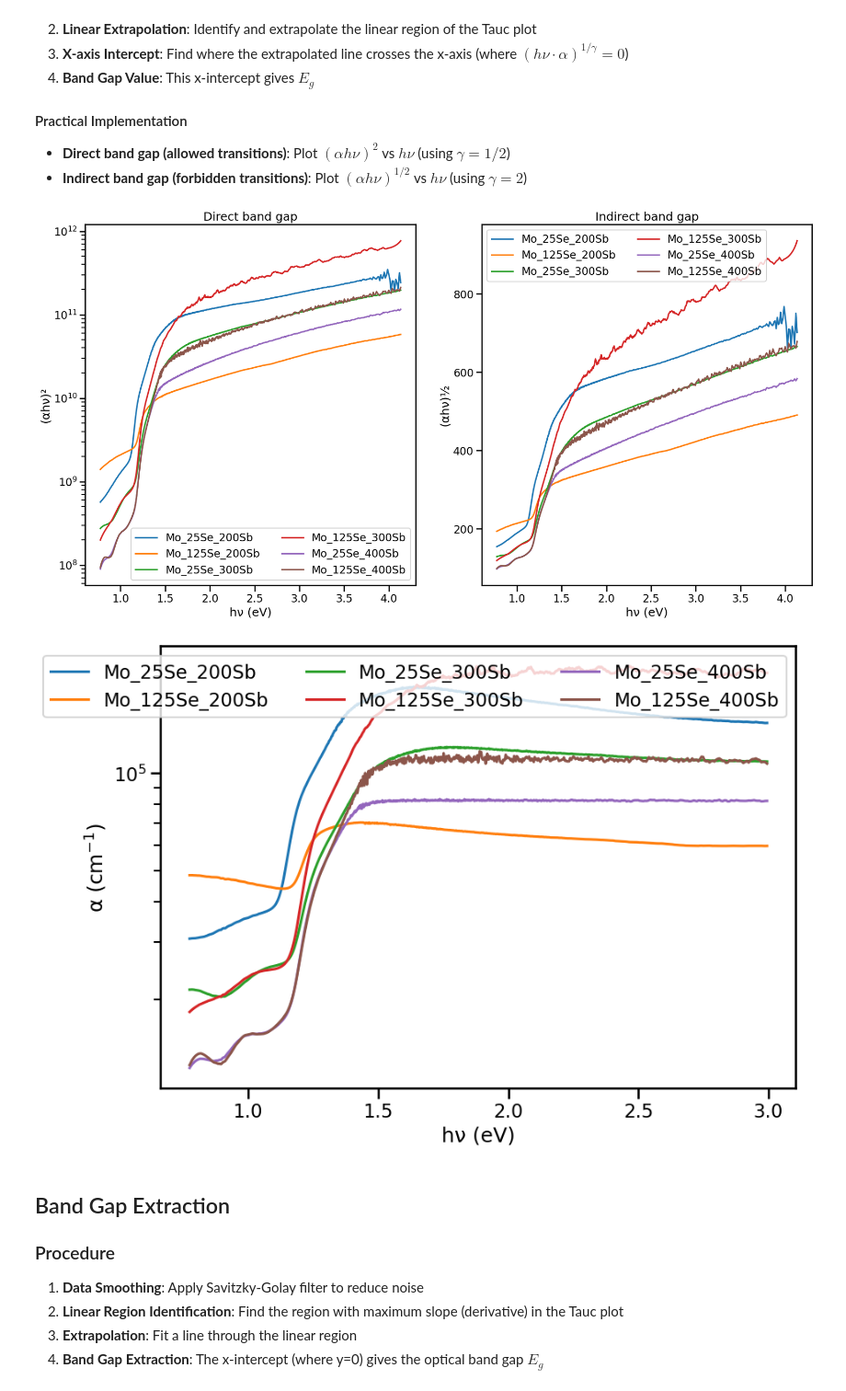
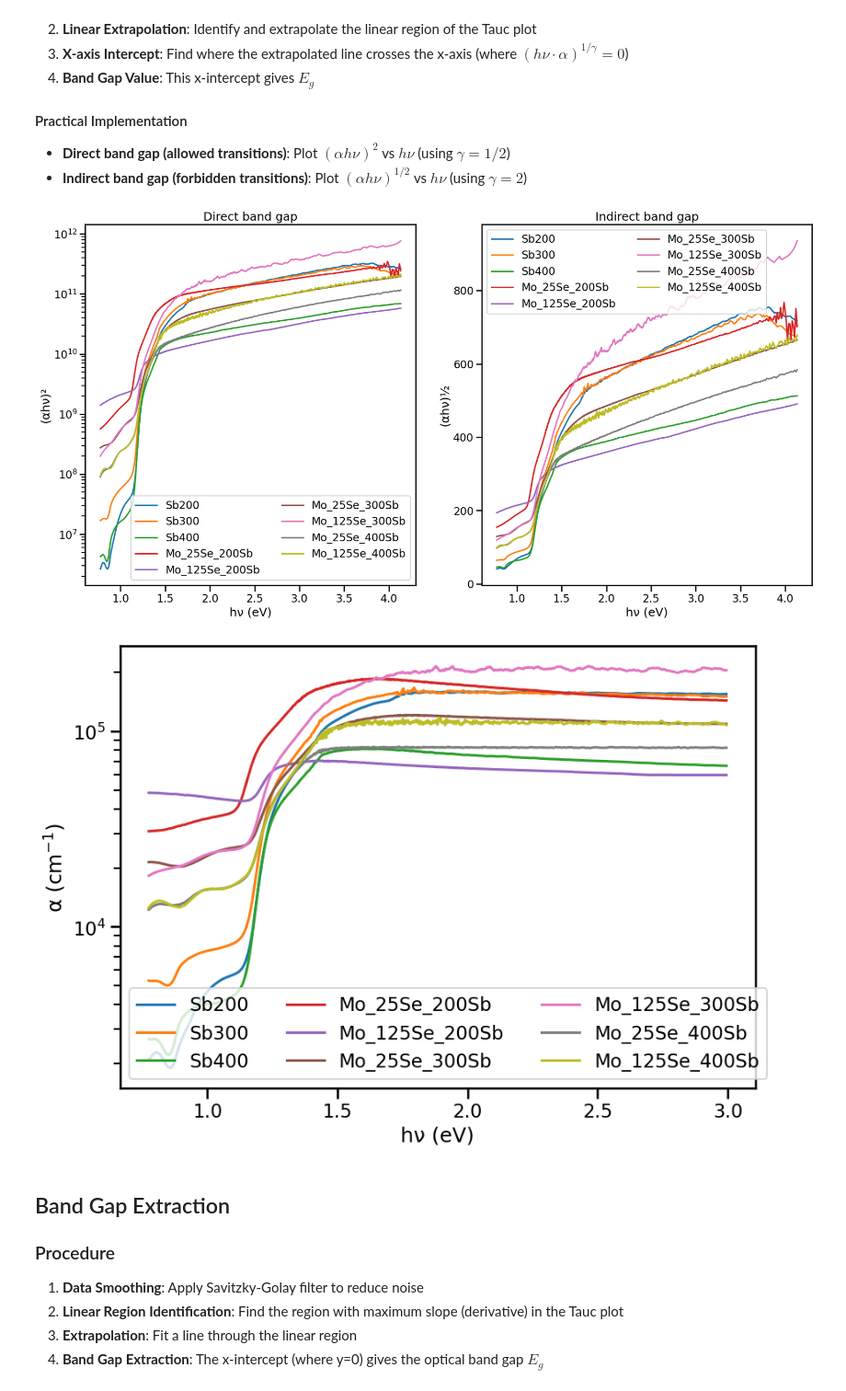
Before and after one commit to JotaP-183/Data_Analysis, a Jupyter notebook: UV-Vis/Corrected_UV_Vis_analysis.ipynb, the cells around one changed output. Shown at 92% size. Saved outputs shown, nothing was run; the diff lists cells and outputs as text; code cells hidden in the pictures.

```diff
--- a/UV-Vis/Corrected_UV_Vis_analysis.ipynb
+++ b/UV-Vis/Corrected_UV_Vis_analysis.ipynb
@@ -128,7 +128,7 @@ import warnings
 warnings.filterwarnings('ignore')
 
 # File path to the Excel file
-FILE_PATH = data_path('UV-Vis', '2nd Round', 'Copy of DOE_2nd.xlsx')
+FILE_PATH = data_path('UV-Vis', '2nd Round', 'DOE.xlsx')
 
 # Set output directory for plots
 PLOTS_DIR = "Plots"
@@ -267,35 +267,35 @@ ax1.legend(ncols=2)
 ax1.set_ylabel(r'(αhν)²')
 ax1.set_xlabel(r'hν (eV)')
 ax1.set_title('Direct band gap')
 ax1.set_yscale("log")
 
 # Fix the graph of indirect band gap
 ax2.legend(ncols=2)
 ax2.set_ylabel(r'(αhν)½')
 ax2.set_xlabel(r'hν (eV)')
 ax2.set_title('Indirect band gap')
 
 # Fix the graph of indirect band gap
 ax3.legend(ncols=3)
 ax3.set_ylabel(r'α (cm$^{-1}$)')
 ax3.set_xlabel(r'hν (eV)')
 ax3.set_yscale("log")
 #ax3.set_xlim([0,3])
 
 # Save the values of the tauc plot in excel files
 with pd.ExcelWriter(os.path.join(PLOTS_DIR, "results_tauc_plot.xlsx")) as writer:
   for label_plot, data in res.items():
       df_export = pd.DataFrame(data)
       df_export.to_excel(writer, index=False, sheet_name=label_plot )
 
 # Save the combined plots
 fig.savefig(os.path.join(PLOTS_DIR, 'Combined_Direct_Indirect_BandGap.png'), dpi=300, bbox_inches='tight')
 fig1.savefig(os.path.join(PLOTS_DIR, 'Absorption_Coefficient.png'), dpi=300, bbox_inches='tight')
 
 plt.show()
 # %% [output]
-[figure, old version]
+[figure, new version]
-[figure, old version]
+[figure, new version]
 # %% [markdown]
 ## Band Gap Extraction
 ### Procedure
```
Also changed, not shown: parts of 2 cells of this notebook, 36 other files.
